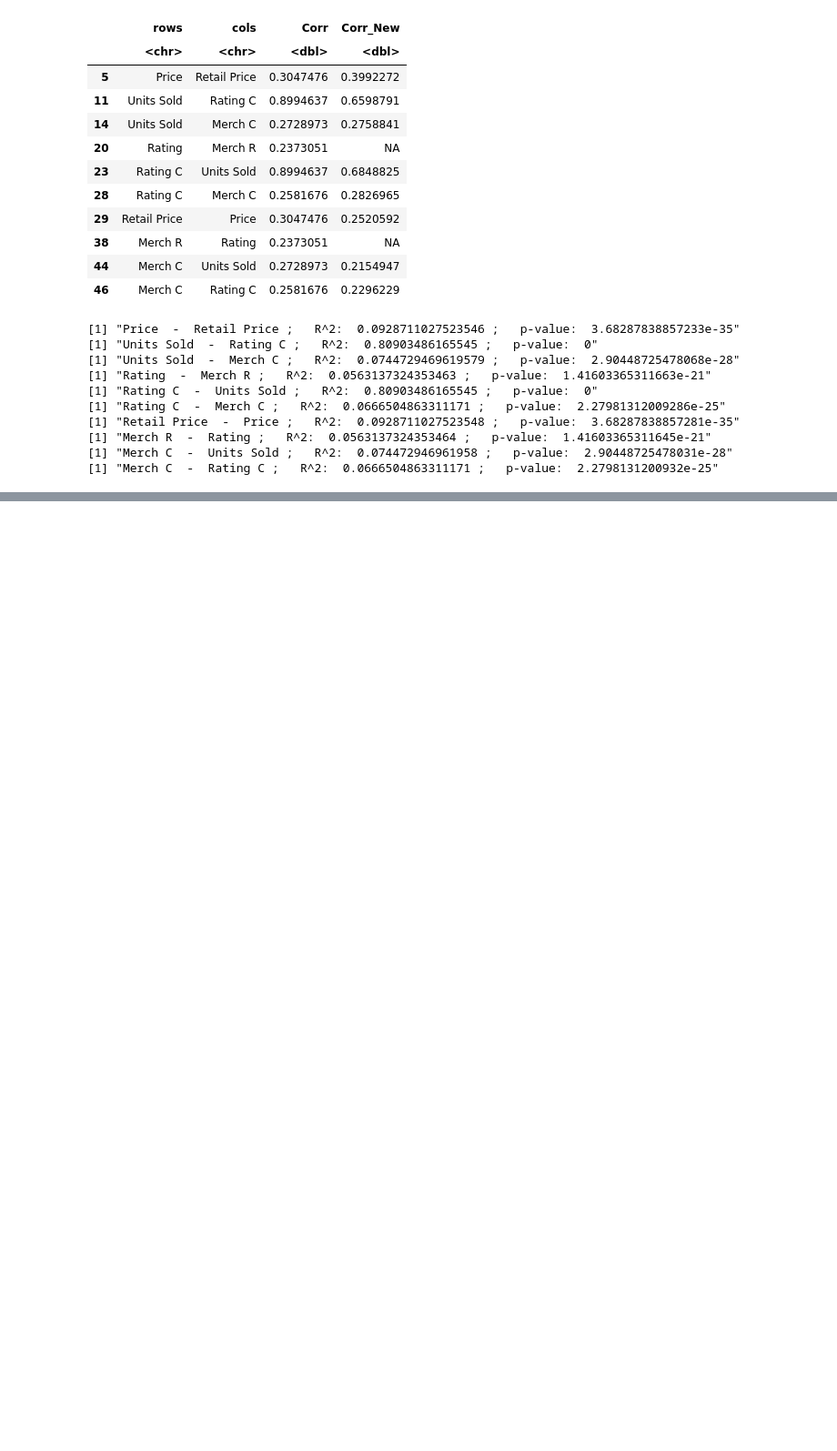
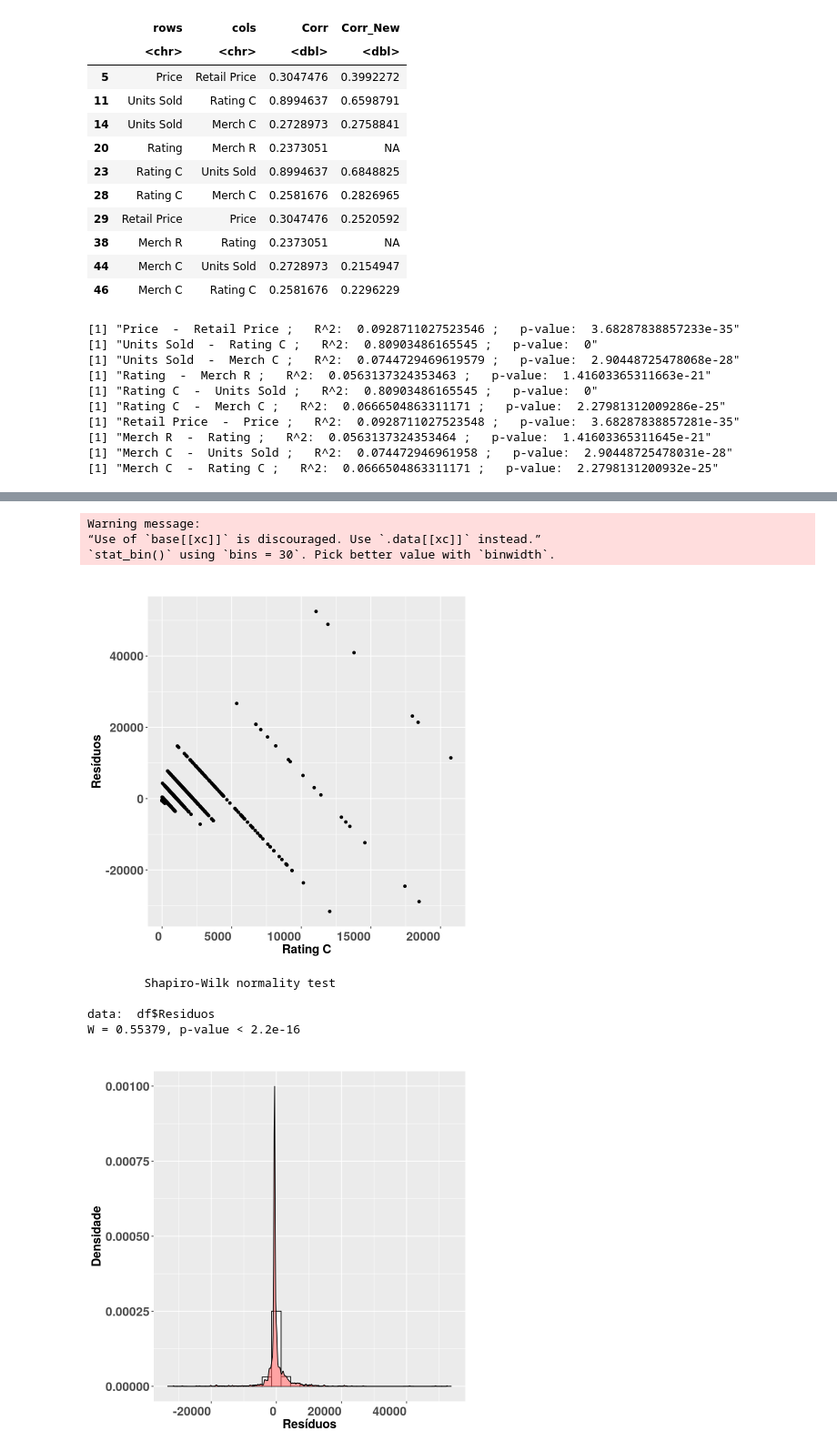
Before and after one commit to AspiranteAudaz/MetodosQuantiativos, a Jupyter notebook: Regressão/Regressao.ipynb, the cells around one changed output, grey strips where cells are left out. Shown at 91% size. Cells and saved outputs as stored; diff of their text form; code cells hidden in the pictures; blank space fills up the shorter version.

Commit message:
relatorio final, testes de residuos, lm multipla

```diff
--- a/Regressão/Regressao.ipynb
+++ b/Regressão/Regressao.ipynb
@@ -298,3 +305,39 @@ base$Price          -6.113e+01  6.058e+01  -1.009 0.313103
 Residual standard error: 8976 on 1567 degrees of freedom
 Multiple R-squared:  0.08259,   Adjusted R-squared:  0.07966
 F-statistic: 28.21 on 5 and 1567 DF,  p-value: < 2.2e-16
+# %%
+##Analise do Units sold
+xc = "Rating C"; yc = "Units Sold";
+# Normal
+fit <- lm(base[[yc]]~base[[xc]])
+
+lmplot = ggplot(base, aes(x=base[[xc]], y=fit$residuals)) + geom_point()
+lmplot = lmplot + theme(axis.title.y=element_text(size=16, face="bold"), axis.title.x=element_text(size=16, face="bold"))
+lmplot = lmplot + labs(title="",x=xc, y="Resíduos")
+lmplot = lmplot + theme(axis.text.x = element_text(vjust = 0.5, hjust=1, size=16, face="bold"))
+lmplot = lmplot + theme(axis.text.y = element_text(vjust = 0.5, hjust=1, size=16, face="bold"))
+print(lmplot)
+
+df = data.frame(Residuos=fit$residuals)
+
+# Histogram with density plot
+lmplot = ggplot(df, aes(x=Residuos))
+lmplot = lmplot + geom_histogram(aes(y=..density..), colour="black", fill="white")
+lmplot = lmplot + geom_density(alpha=.6, fill="#FF6666")
+lmplot = lmplot + theme(axis.title.y=element_text(size=16, face="bold"), axis.title.x=element_text(size=16, face="bold"))
+lmplot = lmplot + labs(title="",x="Resíduos", y="Densidade")
+lmplot = lmplot + theme(axis.text.x = element_text(vjust = 0.5, hjust=1, size=16, face="bold"))
+lmplot = lmplot + theme(axis.text.y = element_text(vjust = 0.5, hjust=1, size=16, face="bold"))
+lmplot
+
+shapiro.test(df$Residuos)
+# %% [output]
+Warning message:
+“Use of `base[[xc]]` is discouraged. Use `.data[[xc]]` instead.”
+`stat_bin()` using `bins = 30`. Pick better value with `binwidth`.
+[figure, added]
+        Shapiro-Wilk normality test
+
+data:  df$Residuos
+W = 0.55379, p-value < 2.2e-16
+[figure, added]
```
Also changed, not shown: parts of 2 cells of this notebook, 9 other files.
